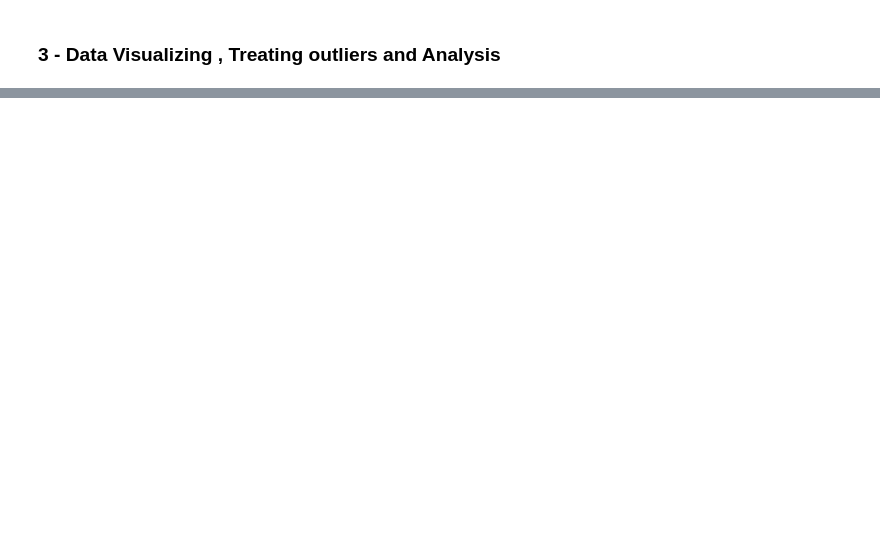
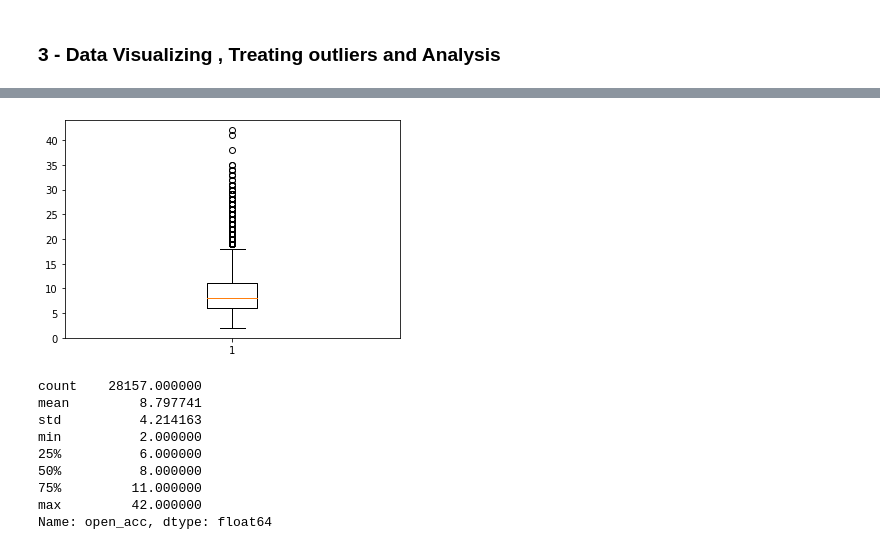
Before and after one commit to KhushiSindhu/Landing-Club-Case-Study, a Jupyter notebook: Santosh.ipynb, the cells around one changed output, grey strips where cells are left out. Drawn from its saved outputs; the diff is of its cells as text; code cells hidden in the pictures; blank space fills up the shorter version.

```diff
--- a/Santosh.ipynb
+++ b/Santosh.ipynb
@@ -190,4 +699,16 @@ loanData[['loan_status']][loanData.int_rate>23]
 # %%
-#Checking outliers
-plt.boxplot(loanData.funded_amnt)
+# Check outliers for open_acc
+plt.boxplot(loanData.open_acc)
 plt.show()
+loanData.open_acc.describe()
+# %% [output]
+[figure, added]
+count    28157.000000
+mean         8.797741
+std          4.214163
+min          2.000000
+25%          6.000000
+50%          8.000000
+75%         11.000000
+max         42.000000
+Name: open_acc, dtype: float64
```
Also changed, not shown: parts of 76 cells of this notebook.
